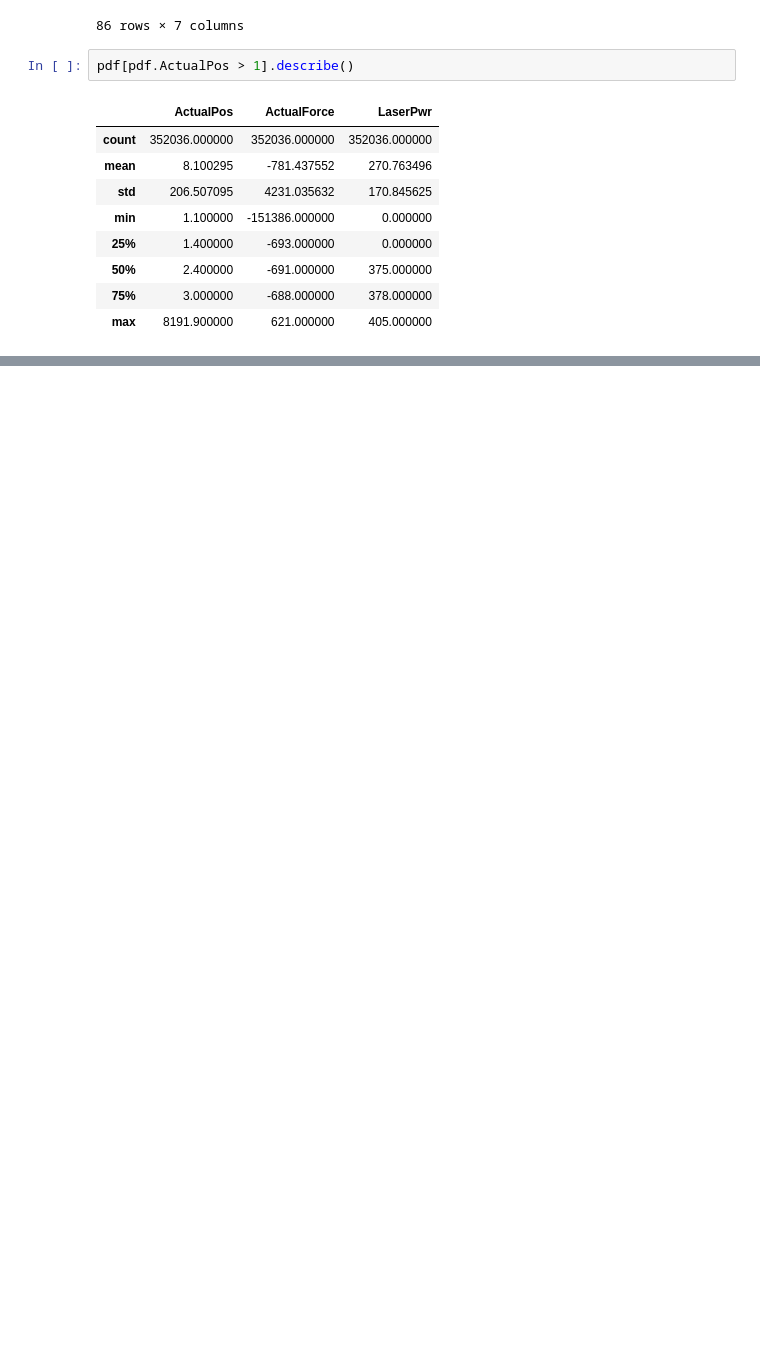
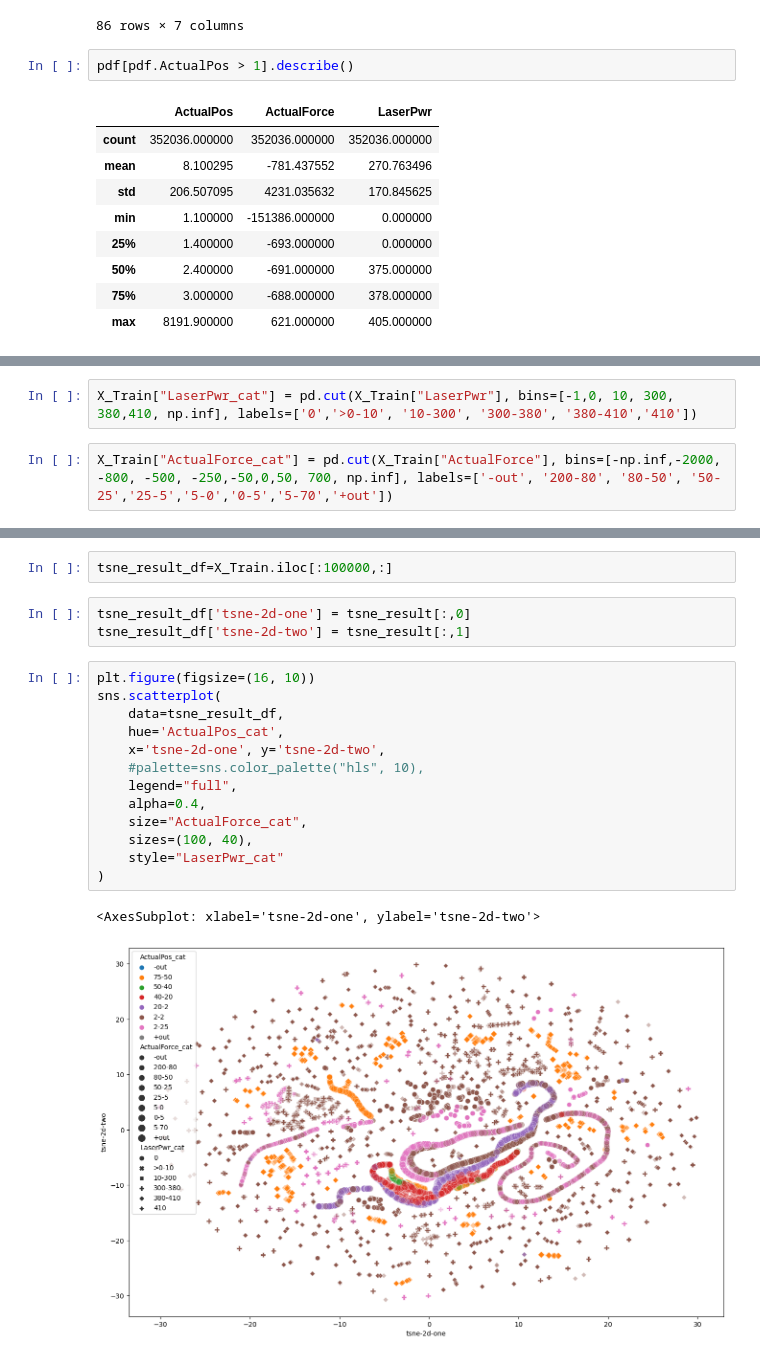
Before and after one commit to Gelva/Data-Mining, a Jupyter notebook: spark.ipynb, the cells around one changed output, grey strips where cells are left out. Saved outputs shown, nothing was run; the diff lists cells and outputs as text; blank space fills up the shorter version.

```diff
--- a/spark.ipynb
+++ b/spark.ipynb
@@ -247,0 +314,4 @@ pdf[pdf.ActualPos > 1].describe()
+# %%
+X_Train["LaserPwr_cat"] = pd.cut(X_Train["LaserPwr"], bins=[-1,0, 10, 300, 380,410, np.inf], labels=['0','>0-10', '10-300', '300-380', '380-410','410'])
+# %%
+X_Train["ActualForce_cat"] = pd.cut(X_Train["ActualForce"], bins=[-np.inf,-2000, -800, -500, -250,-50,0,50, 700, np.inf], labels=['-out', '200-80', '80-50', '50-25','25-5','5-0','0-5','5-70','+out'])
@@ -247,0 +346,21 @@ pdf[pdf.ActualPos > 1].describe()
+# %%
+tsne_result_df=X_Train.iloc[:100000,:]
+# %%
+tsne_result_df['tsne-2d-one'] = tsne_result[:,0]
+tsne_result_df['tsne-2d-two'] = tsne_result[:,1]
+# %%
+plt.figure(figsize=(16, 10))
+sns.scatterplot(
+    data=tsne_result_df,
+    hue='ActualPos_cat',
+    x='tsne-2d-one', y='tsne-2d-two',
+    #palette=sns.color_palette("hls", 10),
+    legend="full",
+    alpha=0.4,
+    size="ActualForce_cat",
+    sizes=(100, 40),
+    style="LaserPwr_cat"
+)
+# %% [output]
+<AxesSubplot: xlabel='tsne-2d-one', ylabel='tsne-2d-two'>
+[figure, added]
```
Also changed, not shown: parts of 19 cells of this notebook.
